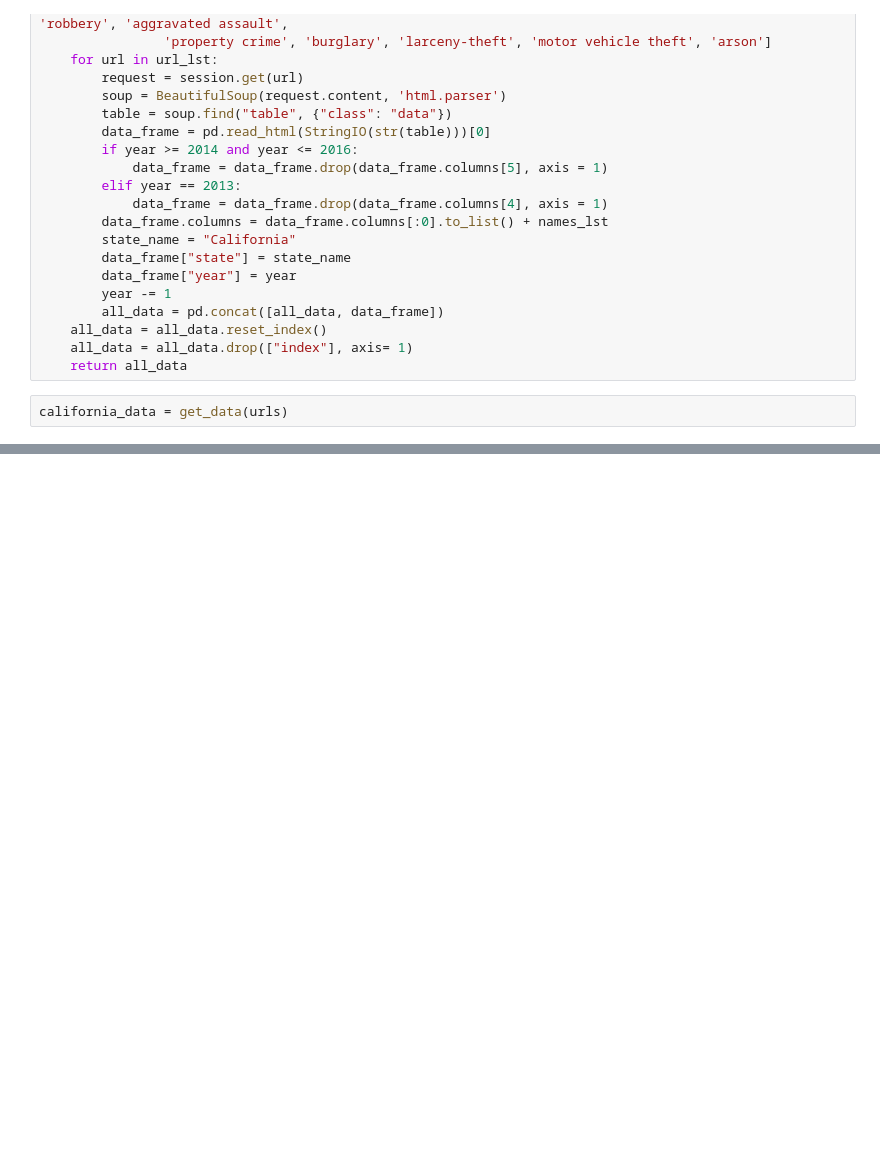
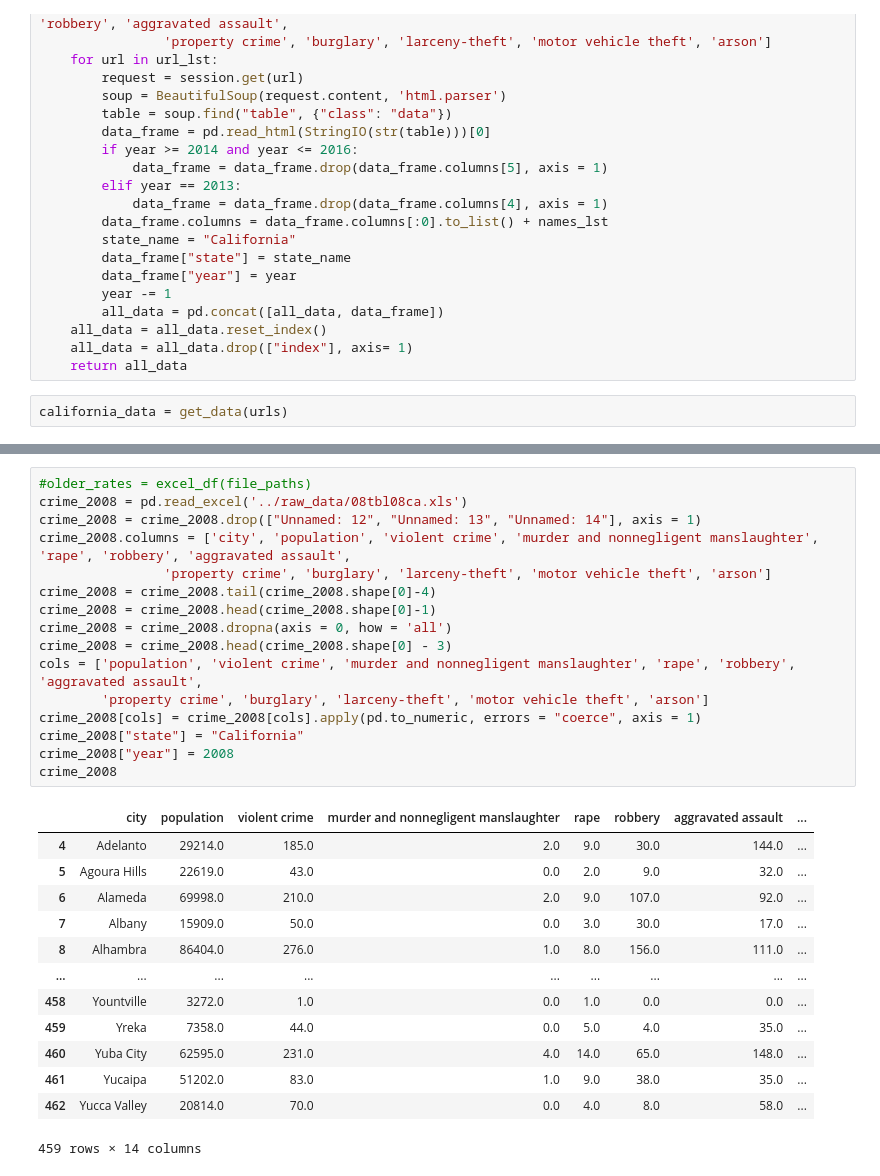
Before and after one commit to BradyHorton/sta141b-proj, a Jupyter notebook: Notebooks/CA_crime_data.ipynb, the cells around one changed output, grey strips where cells are left out. Saved outputs shown, nothing was run; the diff lists cells and outputs as text; blank space fills up the shorter version.

Commit message:
Continued cleaning california crime data

```diff
--- a/Notebooks/CA_crime_data.ipynb
+++ b/Notebooks/CA_crime_data.ipynb
@@ -110,0 +91,30 @@ crime_2007
+# %%
+#older_rates = excel_df(file_paths)
+crime_2008 = pd.read_excel('../raw_data/08tbl08ca.xls')
+crime_2008 = crime_2008.drop(["Unnamed: 12", "Unnamed: 13", "Unnamed: 14"], axis = 1)
+crime_2008.columns = ['city', 'population', 'violent crime', 'murder and nonnegligent manslaughter', 'rape', 'robbery', 'aggravated assault',
+                'property crime', 'burglary', 'larceny-theft', 'motor vehicle theft', 'arson']
+crime_2008 = crime_2008.tail(crime_2008.shape[0]-4)
+crime_2008 = crime_2008.head(crime_2008.shape[0]-1)
+crime_2008 = crime_2008.dropna(axis = 0, how = 'all')
+crime_2008 = crime_2008.head(crime_2008.shape[0] - 3)
+cols = ['population', 'violent crime', 'murder and nonnegligent manslaughter', 'rape', 'robbery', 'aggravated assault',
+        'property crime', 'burglary', 'larceny-theft', 'motor vehicle theft', 'arson']
+crime_2008[cols] = crime_2008[cols].apply(pd.to_numeric, errors = "coerce", axis = 1)
+crime_2008["state"] = "California"
+crime_2008["year"] = 2008
+crime_2008
+# %% [output]
+|  | city | population | violent crime | murder and nonnegligent manslaughter | rape | robbery | aggravated assault | ... |
+| 4 | Adelanto | 29214.0 | 185.0 | 2.0 | 9.0 | 30.0 | 144.0 | ... |
+| 5 | Agoura Hills | 22619.0 | 43.0 | 0.0 | 2.0 | 9.0 | 32.0 | ... |
+| 6 | Alameda | 69998.0 | 210.0 | 2.0 | 9.0 | 107.0 | 92.0 | ... |
+| 7 | Albany | 15909.0 | 50.0 | 0.0 | 3.0 | 30.0 | 17.0 | ... |
+| 8 | Alhambra | 86404.0 | 276.0 | 1.0 | 8.0 | 156.0 | 111.0 | ... |
+| ... | ... | ... | ... | ... | ... | ... | ... | ... |
+| 458 | Yountville | 3272.0 | 1.0 | 0.0 | 1.0 | 0.0 | 0.0 | ... |
+| 459 | Yreka | 7358.0 | 44.0 | 0.0 | 5.0 | 4.0 | 35.0 | ... |
+| 460 | Yuba City | 62595.0 | 231.0 | 4.0 | 14.0 | 65.0 | 148.0 | ... |
+| 461 | Yucaipa | 51202.0 | 83.0 | 1.0 | 9.0 | 38.0 | 35.0 | ... |
+| 462 | Yucca Valley | 20814.0 | 70.0 | 0.0 | 4.0 | 8.0 | 58.0 | ... |
+459 rows × 14 columns
```
Also changed, not shown: parts of 6 cells of this notebook, 3 other files.
